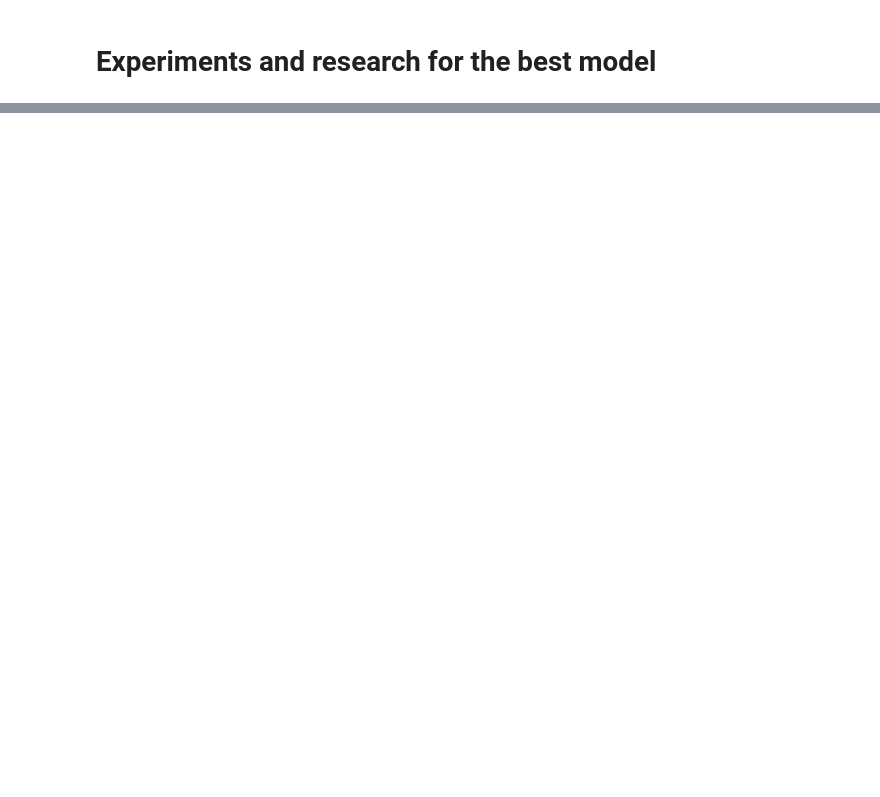
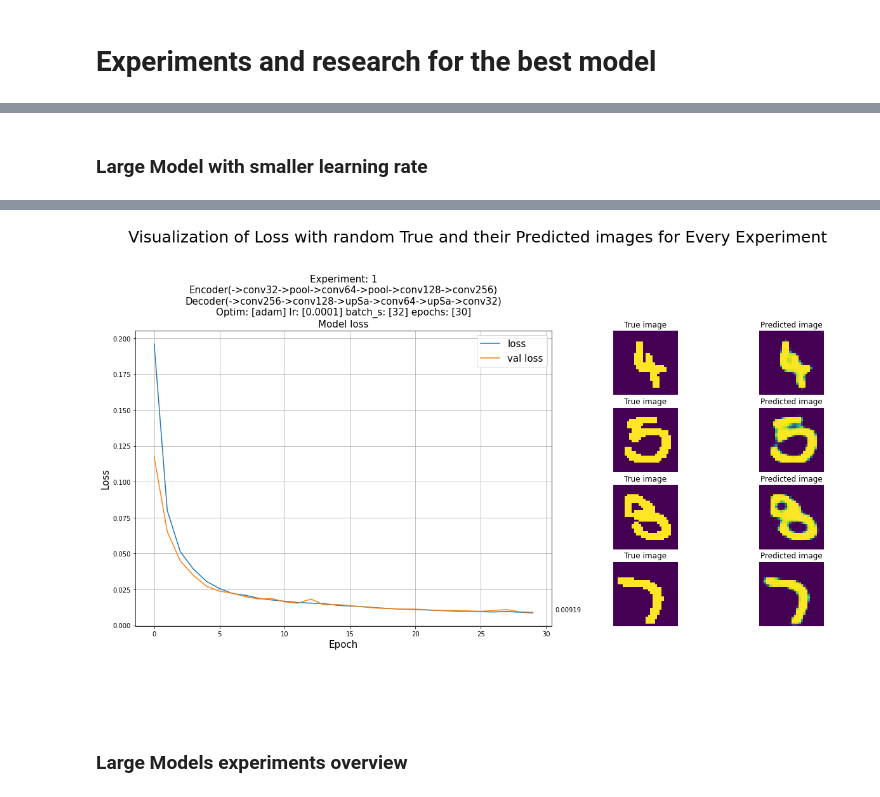
Before and after one commit to AGiannoutsos/Image_Classification_with_Convolutional_Autoencoder, a Jupyter notebook: experiments.ipynb, the cells around one changed output, grey strips where cells are left out. Saved outputs shown, nothing was run; the diff lists cells and outputs as text; code cells hidden in the pictures; blank space fills up the shorter version.

```diff
--- a/experiments.ipynb
+++ b/experiments.ipynb
@@ -22,0 +279,32 @@ configuration      model.py           test.py
+# %% [markdown]
+### Large Model with smaller learning rate
+# %%
+large_model_info = {"encoder_layers" : [["conv", 32, (3,3)],
+                                        ["pool", (2,2)],
+                                        ["conv", 64, (3,3)],
+                                        ["pool", (2,2)],
+                                        ["conv", 128, (3,3)],
+                                        ["conv", 256, (3,3)]]
+                    ,
+                    "decoder_layers" :  [["conv", 256, (3,3)],
+                                         ["conv", 128, (3,3)],
+                                         ["upSample", (2,2)],
+                                         ["conv", 64, (3,3)],
+                                         ["upSample", (2,2)],
+                                         ["conv", 32, (3,3)]]
+                    ,
+                    "optimizer" :       ["adam", 0.0001]
+                    ,
+                    "batch_size":       32
+                    ,
+                    "epochs" :          30
+                    }
+# get model
+large_model = get_Autoencoder(large_model_info, input_shape)
+# train it
+large_model_history = train_Autoencoder(large_model, large_model_info, train_X)
+# save it
+large_model_histories.append(large_model_history)
+# plot it
+_ = autoencoder_visualization([large_model_history], test_X)
+# %% [output]
@@ -22,0 +328,3 @@ configuration      model.py           test.py
+[figure, added]
+# %% [markdown]
+### Large Models experiments overview
```
Also changed, not shown: parts of 54 cells of this notebook.
